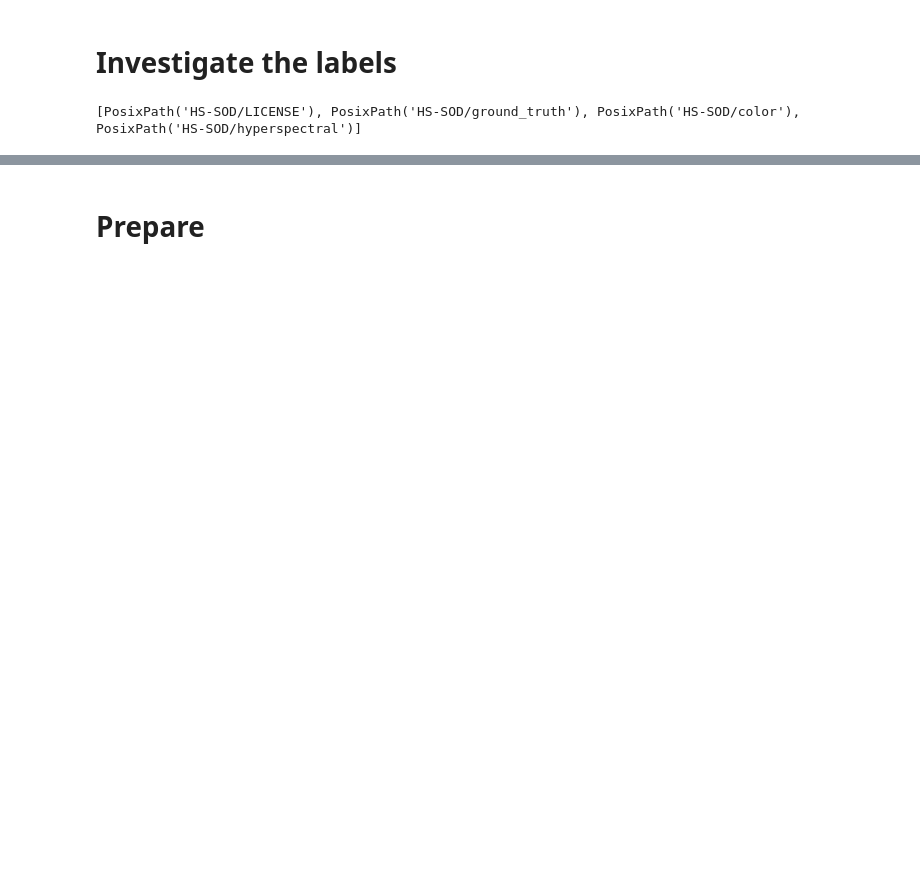
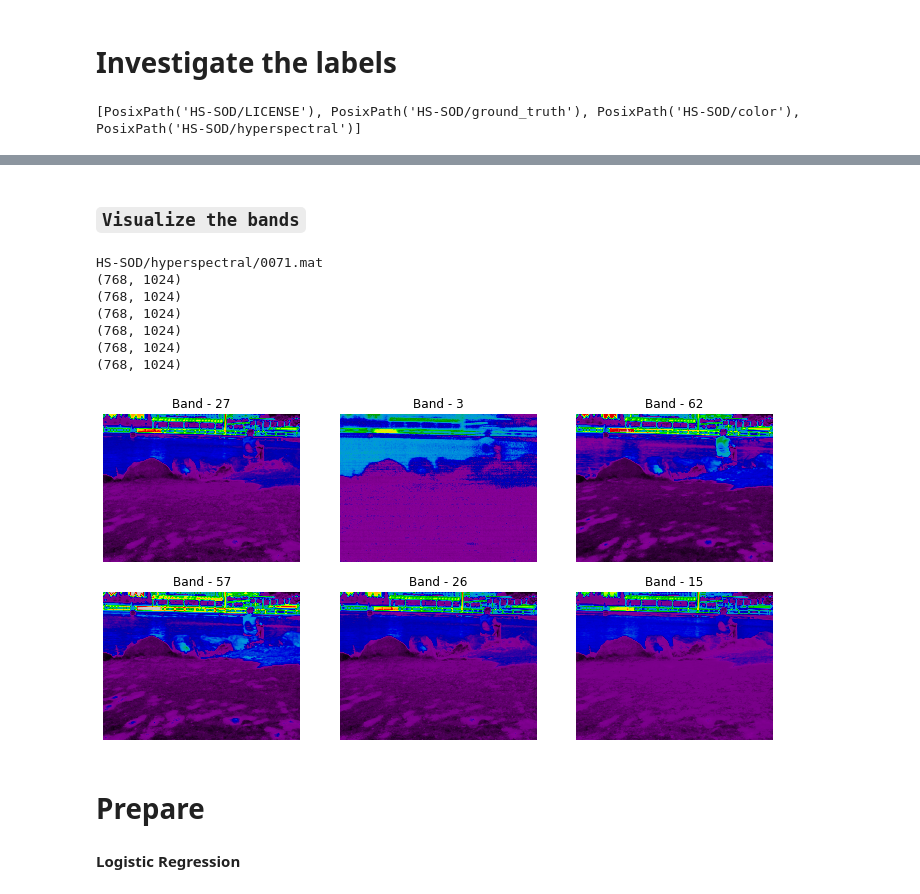
Before and after one commit to Sahanave/WomenWhoCodeHSIDemo, a Jupyter notebook: HSIDemo.ipynb, the cells around one changed output, grey strips where cells are left out. Cells and saved outputs as stored; diff of their text form; code cells hidden in the pictures; blank space fills up the shorter version.

```diff
--- a/HSIDemo.ipynb
+++ b/HSIDemo.ipynb
@@ -84,5 +85,31 @@ plt.show()
 # %%
 # It is to be noted that the authors did the saved hyper-cubes for each scene in ”.mat” file format after sensor dark-noise correction.
+# %% [markdown]
+### `Visualize the bands`
+# %%
+fig = plt.figure(figsize = (12, 6))
+with h5py.File('HS-SOD/hyperspectral/0079.mat', 'r') as f:
+        print(hsi_images[0])
+        data = np.array(f['hypercube'])
+        data = np.swapaxes(data,0,2)
+for i in range(1, 1+6):
+    fig.add_subplot(2,3, i)
+    q = np.random.randint(data.shape[2])
+    band_shot = data[:,:,q]
+    print(band_shot.shape)
+    plt.imshow(band_shot, cmap='nipy_spectral')
+    plt.axis('off')
+    plt.title(f'Band - {q}')
+plt.show()
+# %% [output]
+HS-SOD/hyperspectral/0071.mat
+(768, 1024)
+(768, 1024)
+(768, 1024)
+(768, 1024)
+(768, 1024)
+(768, 1024)
+[figure, added]
 # %% [markdown]
 # Prepare
 # %%
@@ -101,0 +147,2 @@ for index,inputs in enumerate(hsi_images):
+# %% [markdown]
+**Logistic Regression**
```
Also changed, not shown: parts of 12 cells of this notebook.
